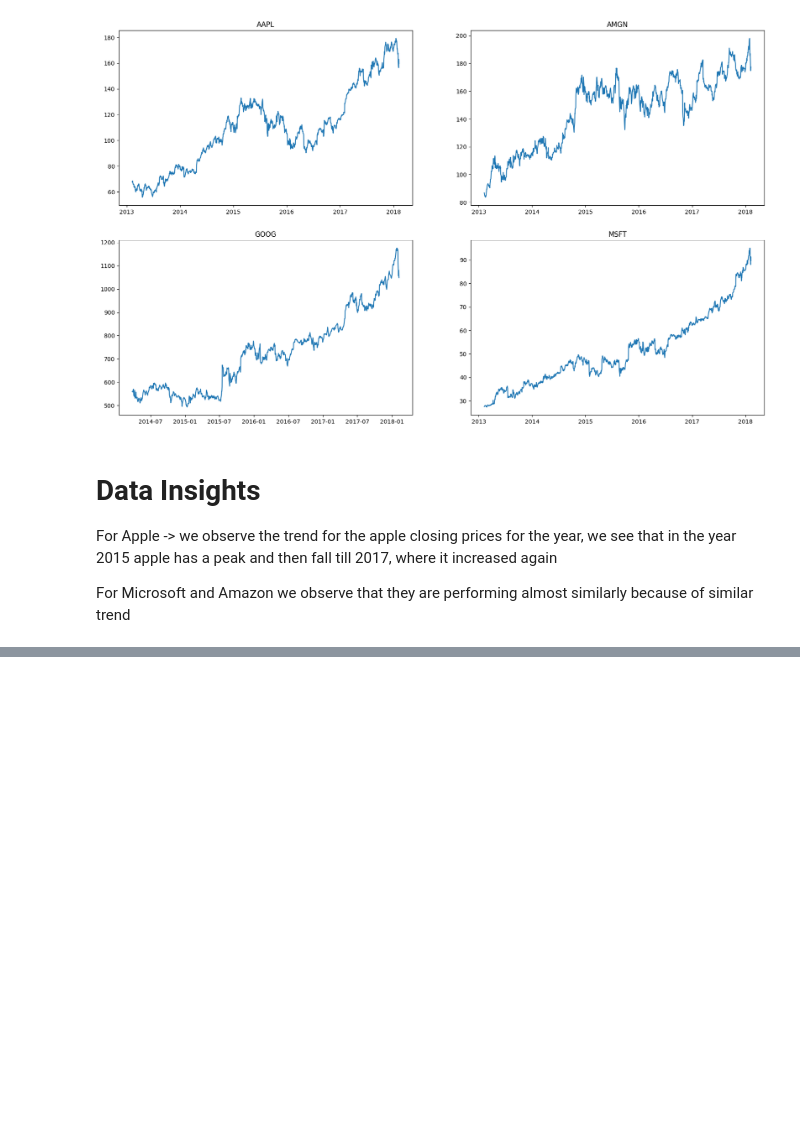
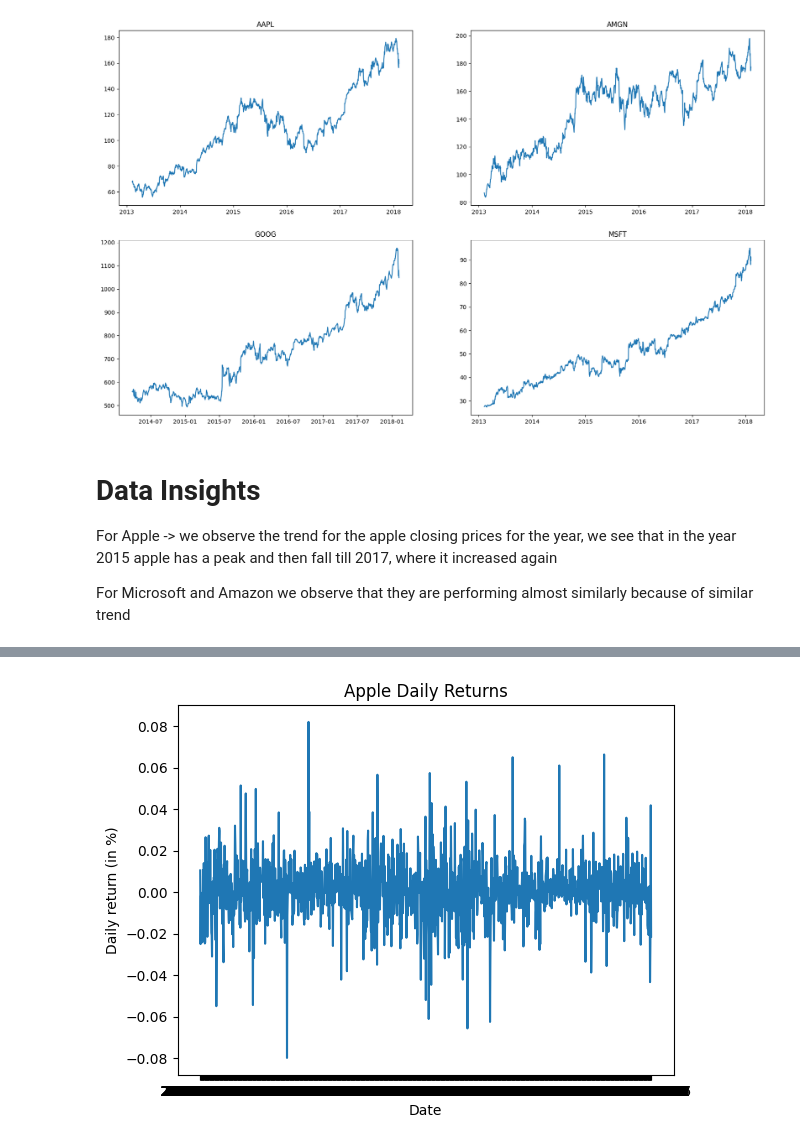
Before and after one commit to rbhardwaj2186/S_P_500_Stock_Prediction, a Jupyter notebook: Stock_trade_sp500.ipynb, the cells around one changed output, grey strips where cells are left out. Saved outputs shown, nothing was run; the diff lists cells and outputs as text; code cells hidden in the pictures; blank space fills up the shorter version.

```diff
--- a/Stock_trade_sp500.ipynb
+++ b/Stock_trade_sp500.ipynb
@@ -173,0 +241,2 @@ all_data['close'].rolling
+# %%
+apple = pd.read_csv(r'D:\\Work\\Gre\\UTD\\Courses\\Winter\\Projects\\Python\\S_P_500_Stock_Prediction\\individual_stocks_5yr\\AAPL_data.csv')
@@ -173,0 +284,2 @@ all_data['close'].rolling
+# %%
+apple['Daily return (in %)'] = apple['close'].pct_change()
@@ -173,0 +294,10 @@ all_data['close'].rolling
+# %%
+import matplotlib.pyplot as plt
+
+plt.plot(apple['date'], apple['Daily return (in %)'])
+plt.title('Apple Daily Returns')
+plt.xlabel('Date')
+plt.ylabel('Daily return (in %)')
+plt.show()
+# %% [output]
+[figure, added]
```
Also changed, not shown: parts of 31 cells of this notebook.
